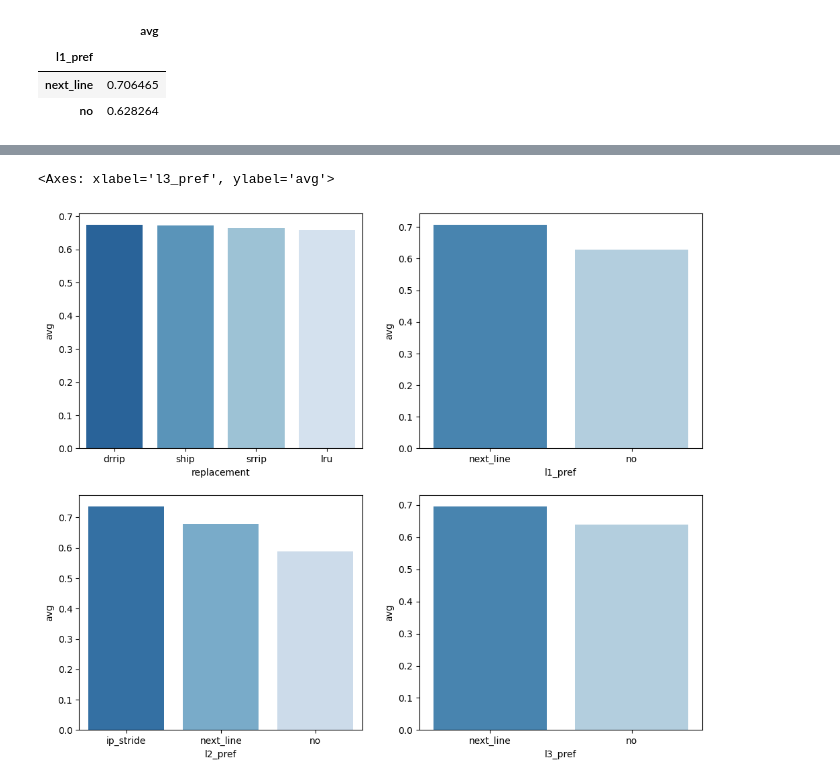
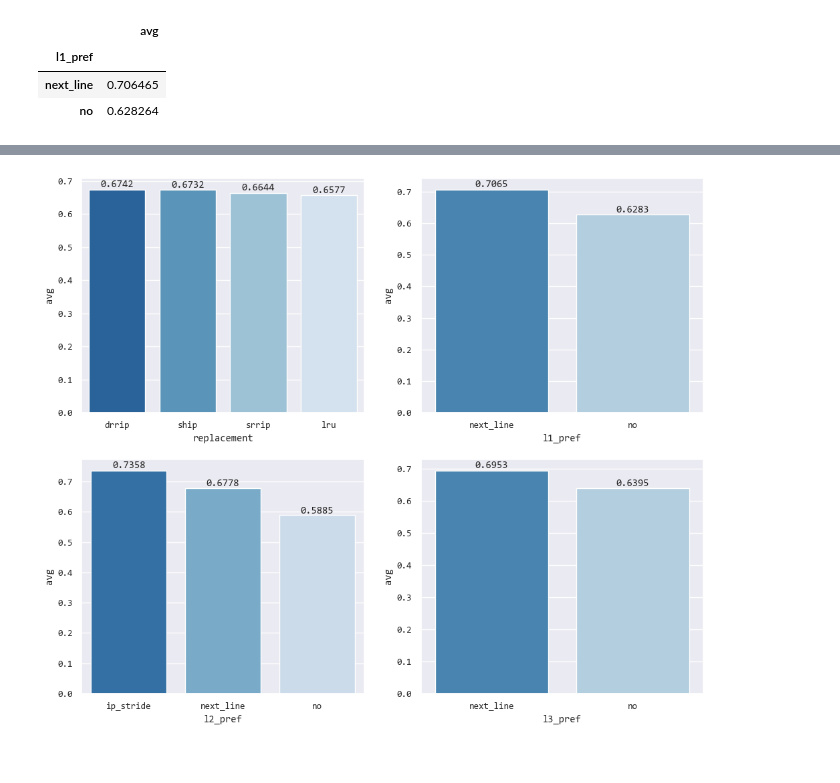
Before and after one commit to X-yang03/ChampSim-Computer-Architecture, a Jupyter notebook: socre.ipynb, the cells around one changed output, grey strips where cells are left out. Saved outputs shown, nothing was run; the diff lists cells and outputs as text; code cells hidden in the pictures.

```diff
--- a/socre.ipynb
+++ b/socre.ipynb
@@ -60,6 +60,7 @@ IPC_sort.to_csv('IPC_sort.csv') #按照平均得分排序
 import seaborn as sns
 import matplotlib.pyplot as plt
 plt.figure(figsize=(8,10))
+sns.set_theme(font='Consolas',font_scale=0.9)
 sns.heatmap(IPC_sort,cmap='coolwarm',annot=True,fmt='.3f')
 # %% [output]
 <Axes: >
@@ -123,12 +143,36 @@ l3_pref_score
 l1_pref_score.to_csv('l1_pref_score.csv')
 l2_pref_score.to_csv('l2_pref_score.csv')
 l3_pref_score.to_csv('l3_pref_score.csv')
+# %%
+def show_values(axs, orient="v", space=.01):
+    def _single(ax):
+        if orient == "v":
+            for p in ax.patches:
+                _x = p.get_x() + p.get_width() / 2
+                _y = p.get_y() + p.get_height() + (p.get_height()*0.01)
+                value = '{:.4f}'.format(p.get_height())
+                ax.text(_x, _y, value, ha="center")
+        elif orient == "h":
+            for p in ax.patches:
+                _x = p.get_x() + p.get_width() + float(space)
+                _y = p.get_y() + p.get_height() - (p.get_height()*0.5)
+                value = '{:.1f}'.format(p.get_width())
+                ax.text(_x, _y, value, ha="left")
+
+    if isinstance(axs, np.ndarray):
+        for idx, ax in np.ndenumerate(axs):
+            _single(ax)
+    else:
+        _single(axs)
 # %%
 fig, axes = plt.subplots(2, 2, figsize=(12, 10))
-sns.barplot(y=repl_score['avg'],x=repl_score.index,ax=axes[0,0],palette='Blues_r')
-sns.barplot(y=l1_pref_score['avg'],x=l1_pref_score.index,ax=axes[0,1],palette='Blues_r')
-sns.barplot(y=l2_pref_score['avg'],x=l2_pref_score.index,ax=axes[1,0],palette='Blues_r')
-sns.barplot(y=l3_pref_score['avg'],x=l3_pref_score.index,ax=axes[1,1],palette='Blues_r')
+a = sns.barplot(y=repl_score['avg'],x=repl_score.index,ax=axes[0,0],palette='Blues_r')
+show_values(a)
+a = sns.barplot(y=l1_pref_score['avg'],x=l1_pref_score.index,ax=axes[0,1],palette='Blues_r')
+show_values(a)
+a = sns.barplot(y=l2_pref_score['avg'],x=l2_pref_score.index,ax=axes[1,0],palette='Blues_r')
+show_values(a)
+a = sns.barplot(y=l3_pref_score['avg'],x=l3_pref_score.index,ax=axes[1,1],palette='Blues_r')
+show_values(a)
 # %% [output]
-<Axes: xlabel='l3_pref', ylabel='avg'>
-[figure, old version]
+[figure, new version]
```
Also changed, not shown: parts of 9 cells of this notebook, 4 other files.
